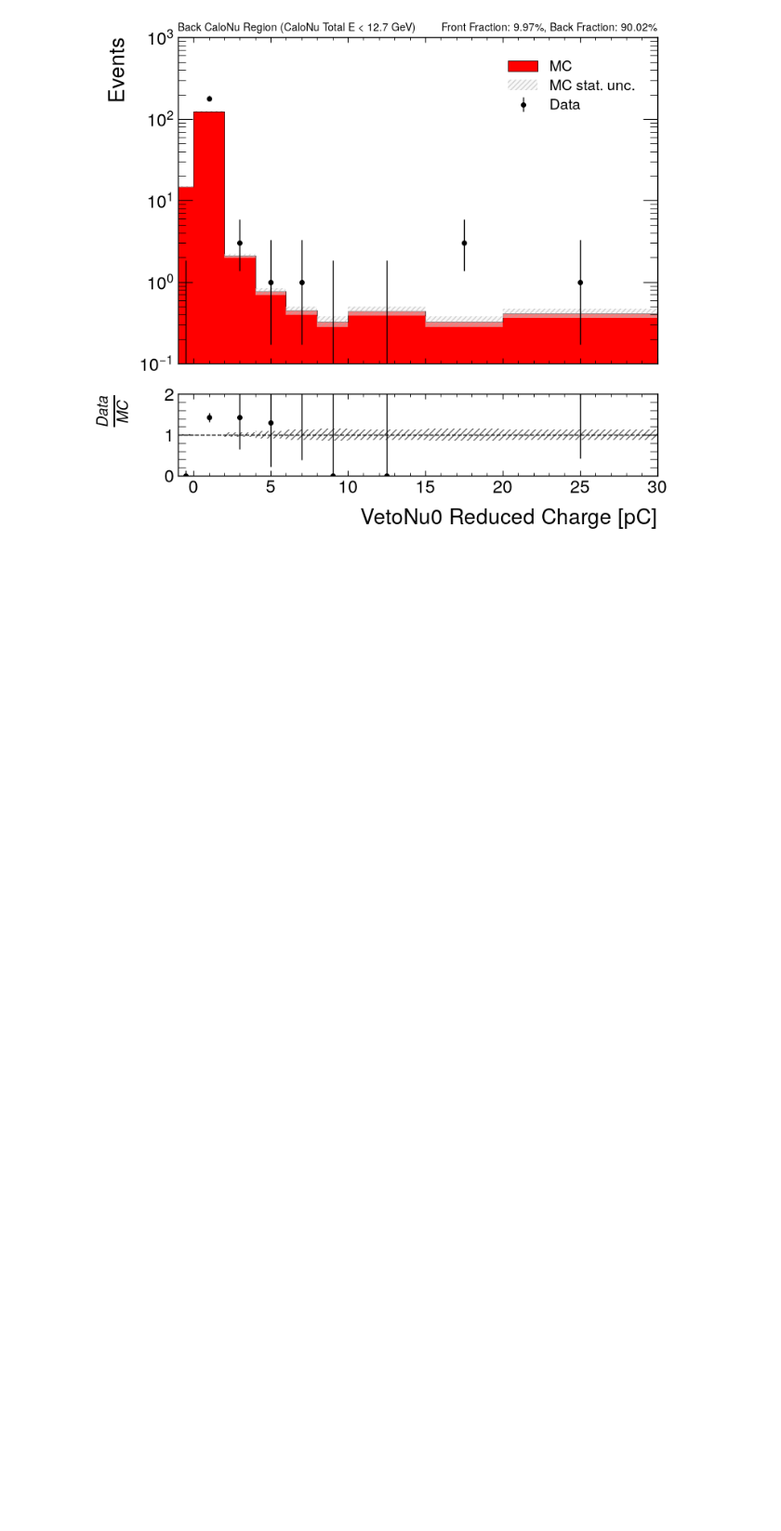
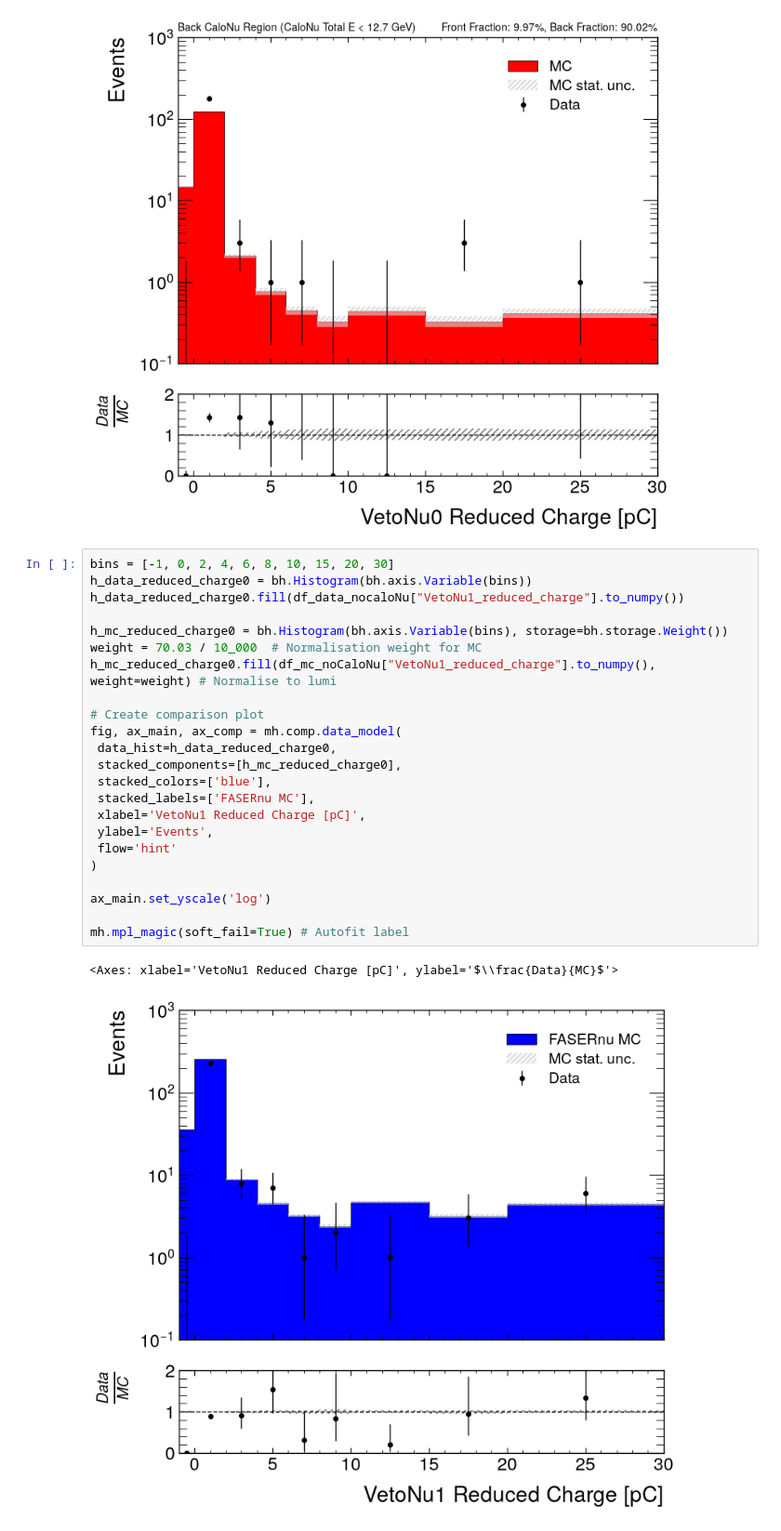
Before and after one commit to benw22022/nuAnalysis, a Jupyter notebook: reduced_charge_cut_eff.ipynb, the cells around one changed output. Shown at 93% size. Cells and saved outputs as stored; diff of their text form; blank space fills up the shorter version.

```diff
--- a/reduced_charge_cut_eff.ipynb
+++ b/reduced_charge_cut_eff.ipynb
@@ -146,6 +191,32 @@ MC Front Region: 2055, MC Back Region: 18563, MC Total: 20620
 MC Front Fraction: 9.97%, MC Back Fraction: 90.02%
 <Axes: xlabel='VetoNu0 Reduced Charge [pC]', ylabel='$\\frac{Data}{MC}$'>
 [figure]
+# %%
+bins = [-1, 0, 2, 4, 6, 8, 10, 15, 20, 30]
+h_data_reduced_charge0 = bh.Histogram(bh.axis.Variable(bins))
+h_data_reduced_charge0.fill(df_data_nocaloNu["VetoNu1_reduced_charge"].to_numpy())
+
+h_mc_reduced_charge0 = bh.Histogram(bh.axis.Variable(bins), storage=bh.storage.Weight())
+weight = 70.03 / 10_000  # Normalisation weight for MC
+h_mc_reduced_charge0.fill(df_mc_noCaloNu["VetoNu1_reduced_charge"].to_numpy(), weight=weight) # Normalise to lumi
+
+# Create comparison plot
+fig, ax_main, ax_comp = mh.comp.data_model(
+ data_hist=h_data_reduced_charge0,
+ stacked_components=[h_mc_reduced_charge0],
+ stacked_colors=['blue'],
+ stacked_labels=['FASERnu MC'],
+ xlabel='VetoNu1 Reduced Charge [pC]',
+ ylabel='Events',
+ flow='hint'
+)
+
+ax_main.set_yscale('log')
+
+mh.mpl_magic(soft_fail=True) # Autofit label
+# %% [output]
+<Axes: xlabel='VetoNu1 Reduced Charge [pC]', ylabel='$\\frac{Data}{MC}$'>
+[figure, added]
 # %%
 bins = [-1, 0, 2, 4, 6, 8, 10, 15, 20, 30]
 
```
Also changed, not shown: parts of 26 cells of this notebook, 6 other files.
